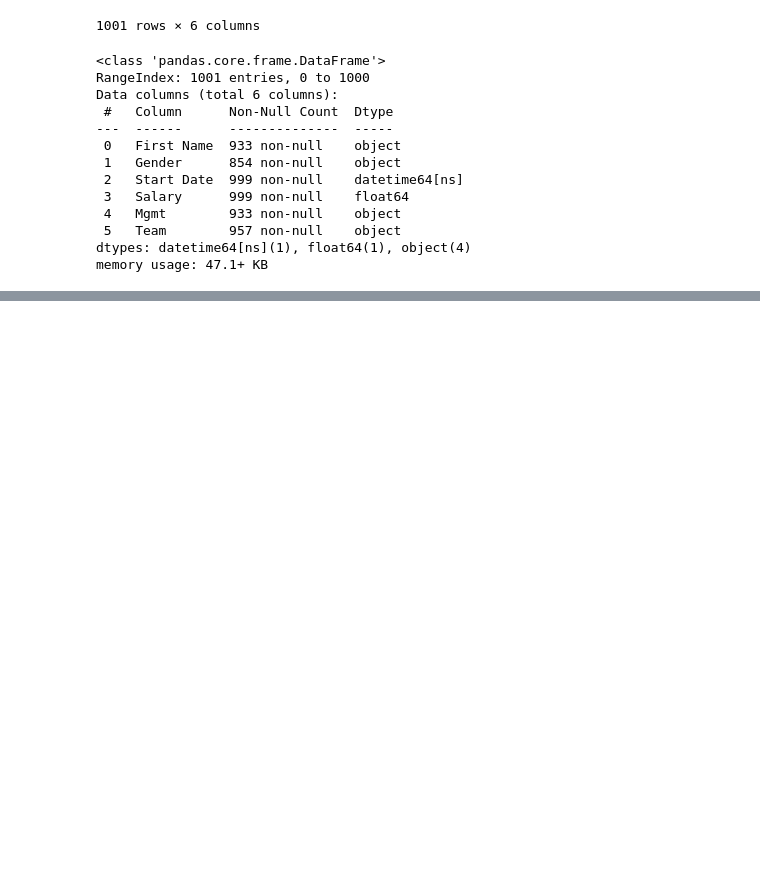
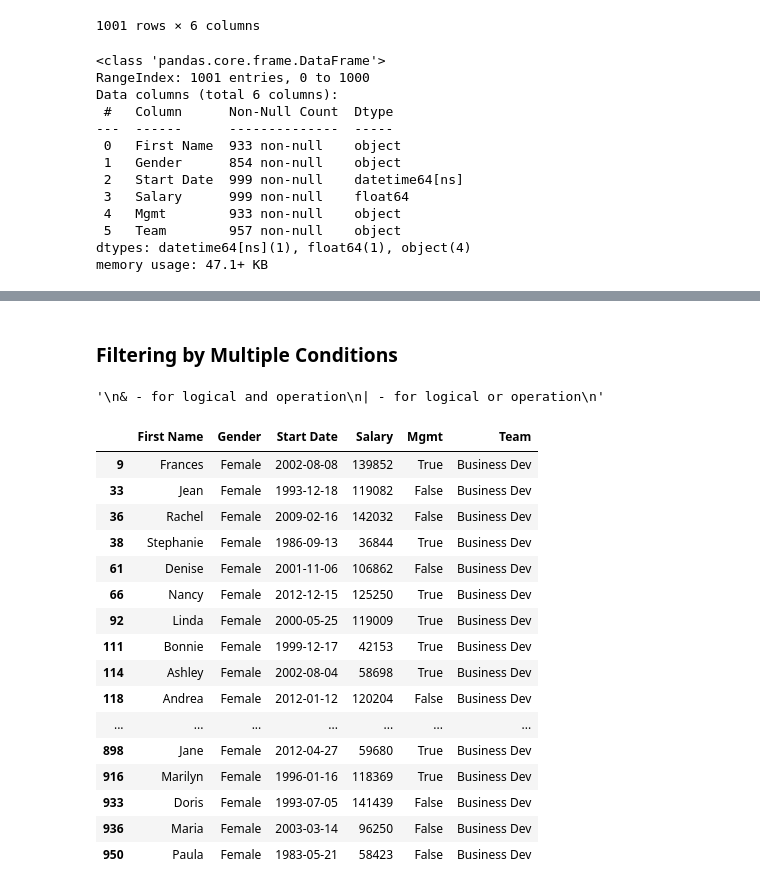
Before and after one commit to singamravibabu/batch23, a Jupyter notebook: Pandas 4.ipynb, the cells around one changed output, grey strips where cells are left out. Saved outputs shown, nothing was run; the diff lists cells and outputs as text; code cells hidden in the pictures; blank space fills up the shorter version.

Commit message:
Filtering DAta in Pandas

```diff
--- a/Pandas 4.ipynb
+++ b/Pandas 4.ipynb
@@ -39,0 +42,3 @@ memory usage: 47.1+ KB
+# %%
+employees["Mgmt"] = employees["Mgmt"].astype(bool)
+employees["Mgmt"].dtype
@@ -39,0 +47,3 @@ memory usage: 47.1+ KB
+# %%
+employees["Salary"] = employees["Salary"].fillna(0).astype(int)
+employees["Salary"].dtype
@@ -39,0 +52,4 @@ memory usage: 47.1+ KB
+# %%
+employees["Gender"] = employees["Gender"].astype("category")
+employees["Team"] = employees["Team"].astype("category")
+employees["Team"].dtype
@@ -39,0 +127,34 @@ memory usage: 47.1+ KB
+# %% [markdown]
+### Filtering by Multiple Conditions
+# %%
+
+'''
+& - for logical and operation
+| - for logical or operation
+'''
+# %% [output]
+'\n& - for logical and operation\n| - for logical or operation\n'
+# %%
+# Creating two conditions
+is_female = employees["Gender"] == "Female"
+is_biz_dev = employees["Team"] == "Business Dev"
+# aplly both conditions using & (and) operator
+employees[is_female & is_biz_dev]
+# %% [output]
+|  | First Name | Gender | Start Date | Salary | Mgmt | Team |
+| 9 | Frances | Female | 2002-08-08 | 139852 | True | Business Dev |
+| 33 | Jean | Female | 1993-12-18 | 119082 | False | Business Dev |
+| 36 | Rachel | Female | 2009-02-16 | 142032 | False | Business Dev |
+| 38 | Stephanie | Female | 1986-09-13 | 36844 | True | Business Dev |
+| 61 | Denise | Female | 2001-11-06 | 106862 | False | Business Dev |
+| 66 | Nancy | Female | 2012-12-15 | 125250 | True | Business Dev |
+| 92 | Linda | Female | 2000-05-25 | 119009 | True | Business Dev |
+| 111 | Bonnie | Female | 1999-12-17 | 42153 | True | Business Dev |
+| 114 | Ashley | Female | 2002-08-04 | 58698 | True | Business Dev |
+| 118 | Andrea | Female | 2012-01-12 | 120204 | False | Business Dev |
+| ... | ... | ... | ... | ... | ... | ... |
+| 898 | Jane | Female | 2012-04-27 | 59680 | True | Business Dev |
+| 916 | Marilyn | Female | 1996-01-16 | 118369 | True | Business Dev |
+| 933 | Doris | Female | 1993-07-05 | 141439 | False | Business Dev |
+| 936 | Maria | Female | 2003-03-14 | 96250 | False | Business Dev |
+| 950 | Paula | Female | 1983-05-21 | 58423 | False | Business Dev |
```
Also changed, not shown: parts of 32 cells of this notebook.
